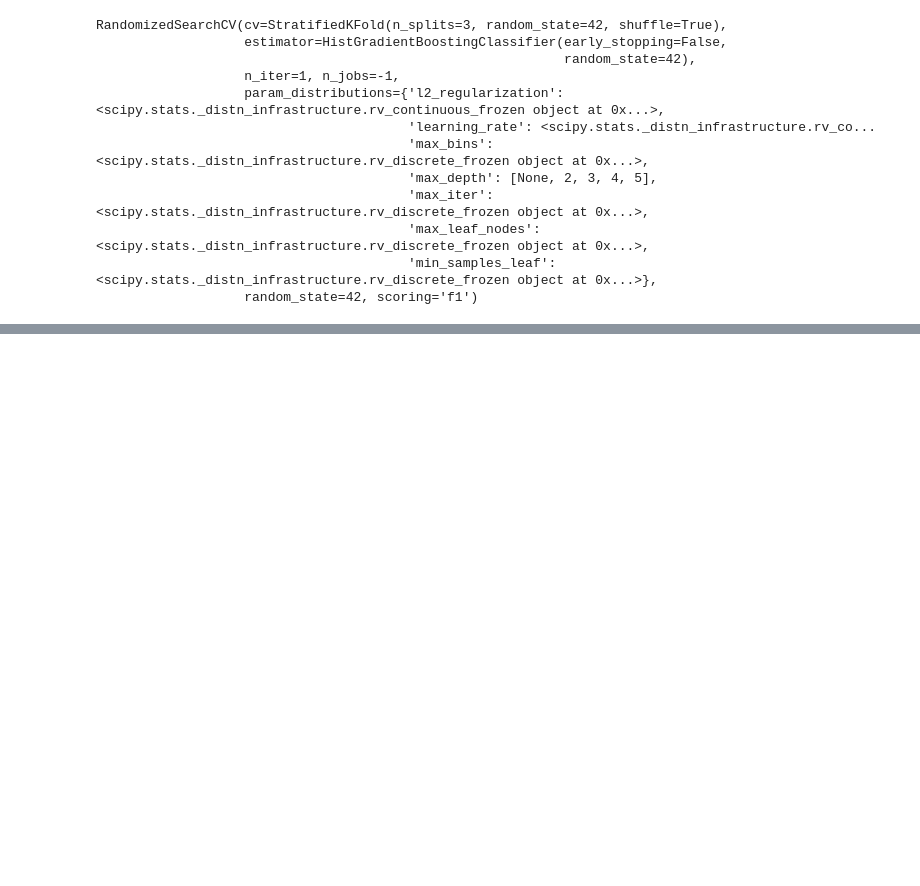
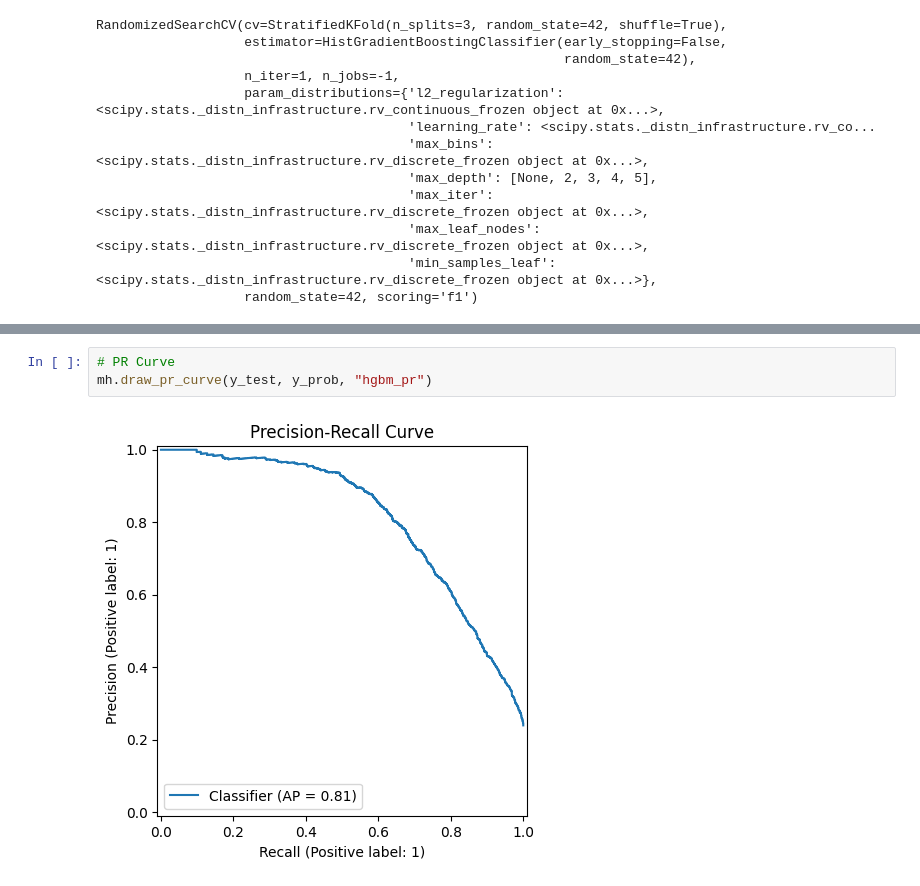
Before and after one commit to emma-hockett/6341_Project, a Jupyter notebook: notebooks/04c_gradient_boosting.ipynb, the cells around one changed output, grey strips where cells are left out. Drawn from its saved outputs; the diff is of its cells as text; blank space fills up the shorter version.

```diff
--- a/notebooks/04c_gradient_boosting.ipynb
+++ b/notebooks/04c_gradient_boosting.ipynb
@@ -65,0 +90,5 @@ f1_score(y_test, y_pred)
+# %%
+# PR Curve
+mh.draw_pr_curve(y_test, y_prob, "hgbm_pr")
+# %% [output]
+[figure, added]
```
Also changed, not shown: parts of 3 cells of this notebook, 3 other files.
